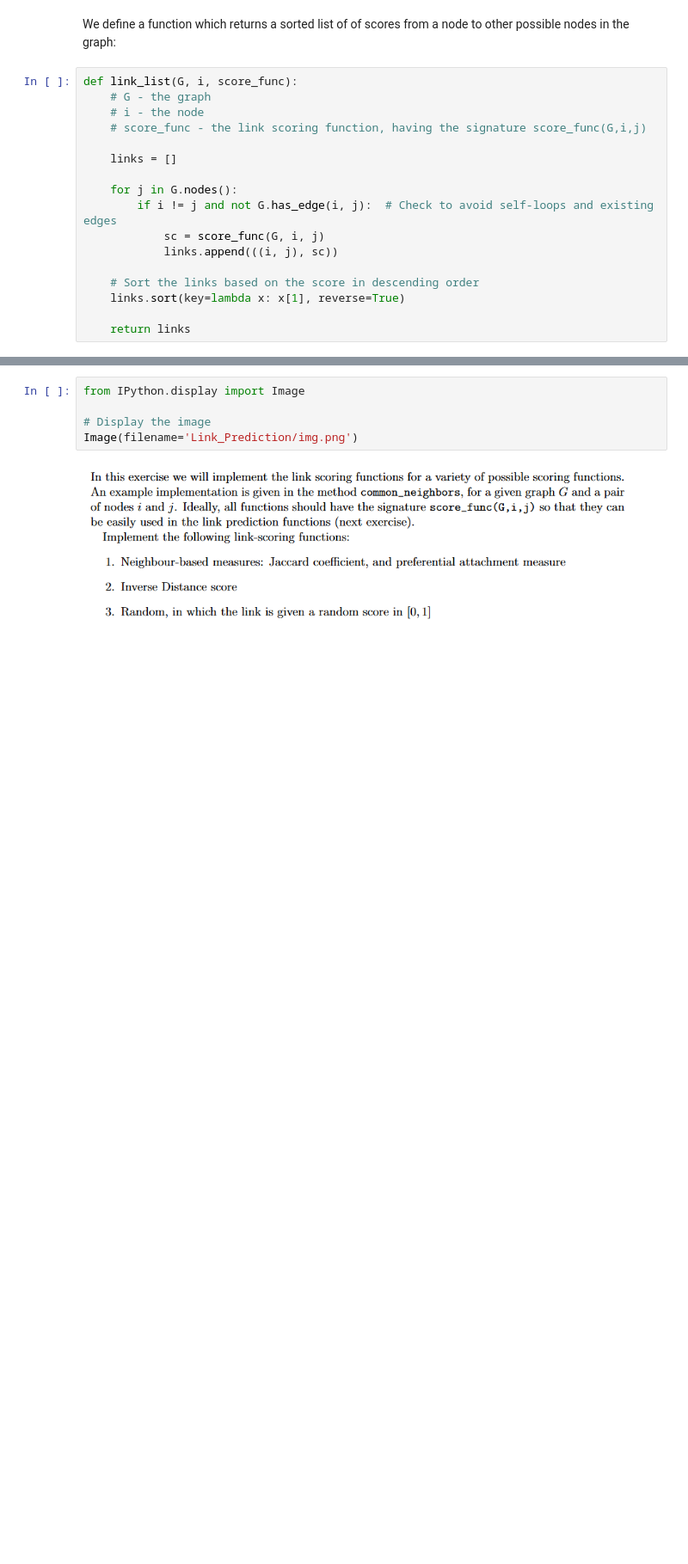
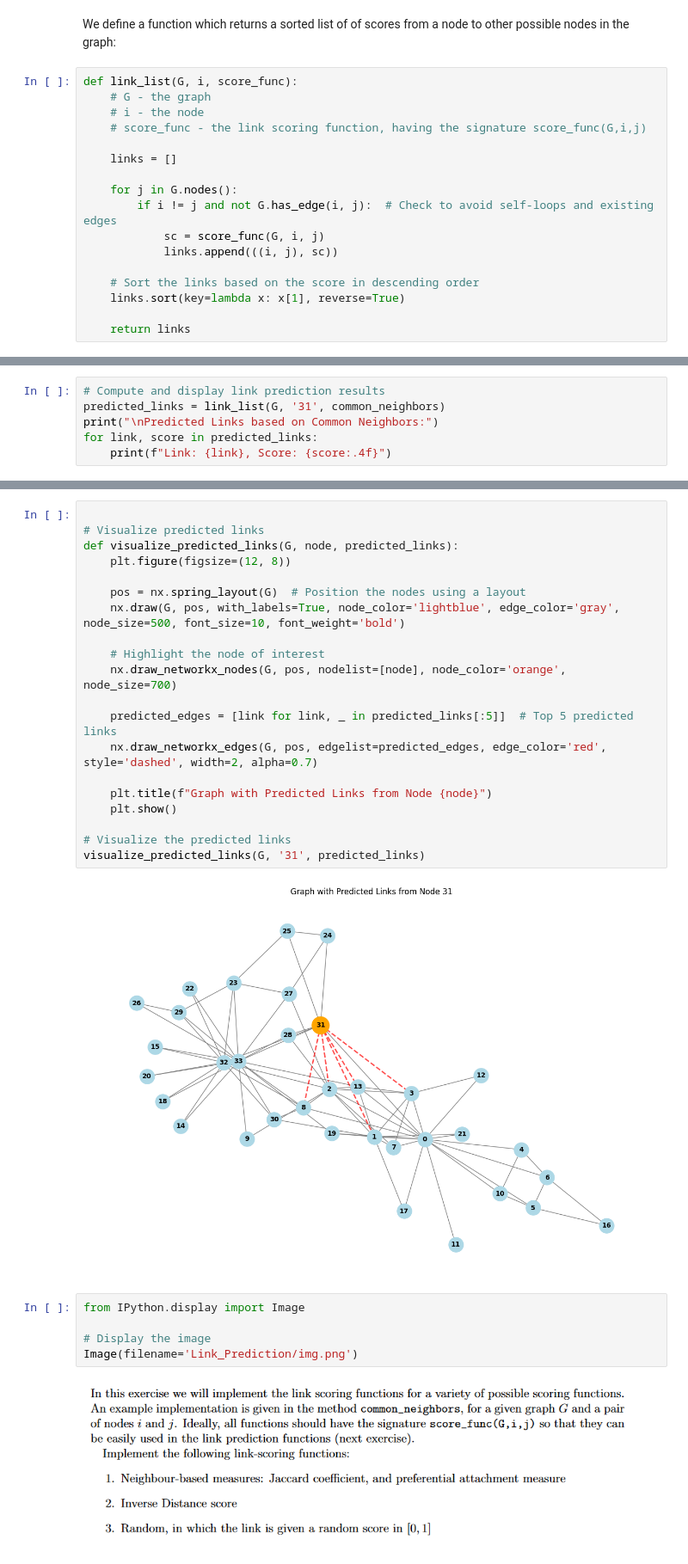
Before and after one commit to abuhmhai/Link_Prediction, a Jupyter notebook: link_prediction_lab.ipynb, the cells around one changed output, grey strips where cells are left out. Shown: that part at 86% size. Cells and saved outputs as stored; diff of their text form; blank space fills up the shorter version.

Commit message:
update visualization predicted

```diff
--- a/link_prediction_lab.ipynb
+++ b/link_prediction_lab.ipynb
@@ -81,0 +62,6 @@ link_list(G,'31',common_neighbors)
+# %%
+# Compute and display link prediction results
+predicted_links = link_list(G, '31', common_neighbors)
+print("\nPredicted Links based on Common Neighbors:")
+for link, score in predicted_links:
+    print(f"Link: {link}, Score: {score:.4f}")
@@ -82,3 +86,25 @@ link_list(G,'31',common_neighbors)
+# %%
+
+# Visualize predicted links
+def visualize_predicted_links(G, node, predicted_links):
+    plt.figure(figsize=(12, 8))
+
+    pos = nx.spring_layout(G)  # Position the nodes using a layout
+    nx.draw(G, pos, with_labels=True, node_color='lightblue', edge_color='gray', node_size=500, font_size=10, font_weight='bold')
+
+    # Highlight the node of interest
+    nx.draw_networkx_nodes(G, pos, nodelist=[node], node_color='orange', node_size=700)
+
+    predicted_edges = [link for link, _ in predicted_links[:5]]  # Top 5 predicted links
+    nx.draw_networkx_edges(G, pos, edgelist=predicted_edges, edge_color='red', style='dashed', width=2, alpha=0.7)
+
+    plt.title(f"Graph with Predicted Links from Node {node}")
+    plt.show()
+
+# Visualize the predicted links
+visualize_predicted_links(G, '31', predicted_links)
+# %% [output]
+[figure, added]
 # %%
 from IPython.display import Image
 
```
Also changed, not shown: parts of 3 cells of this notebook.
